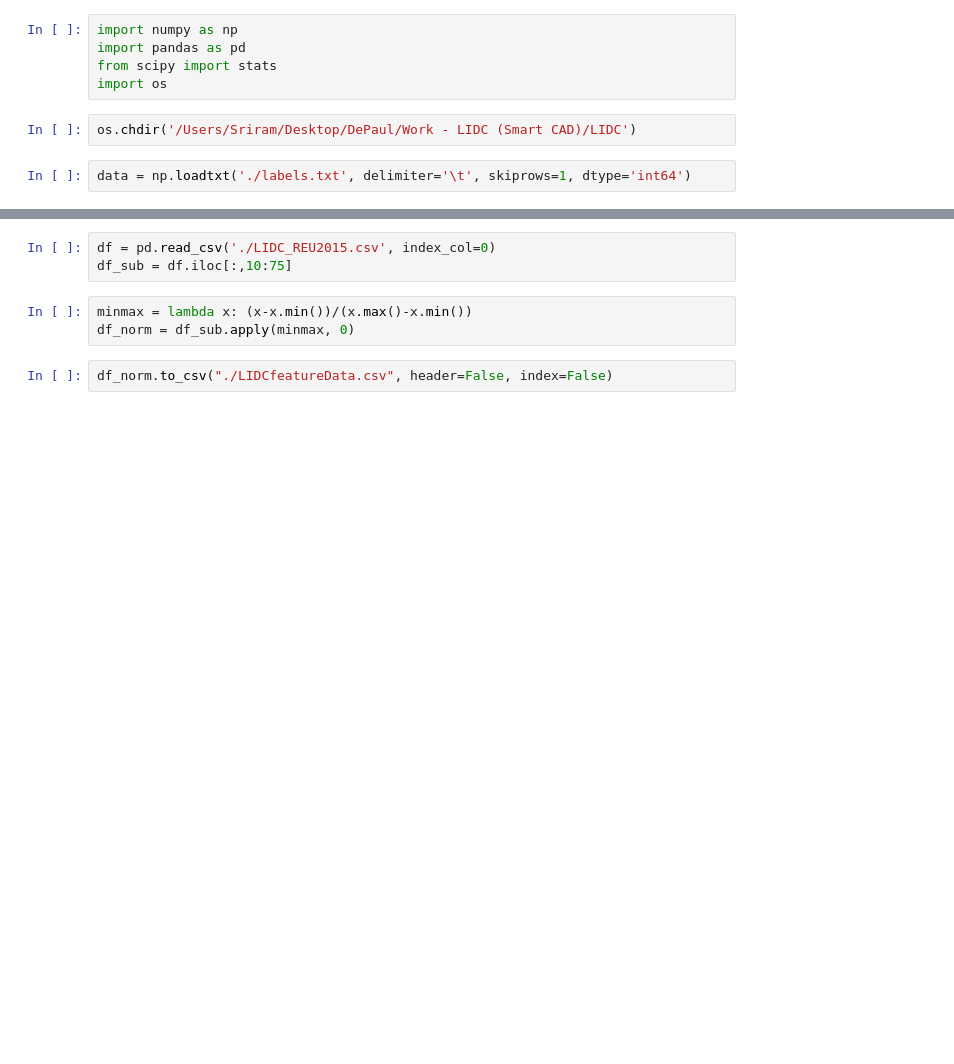
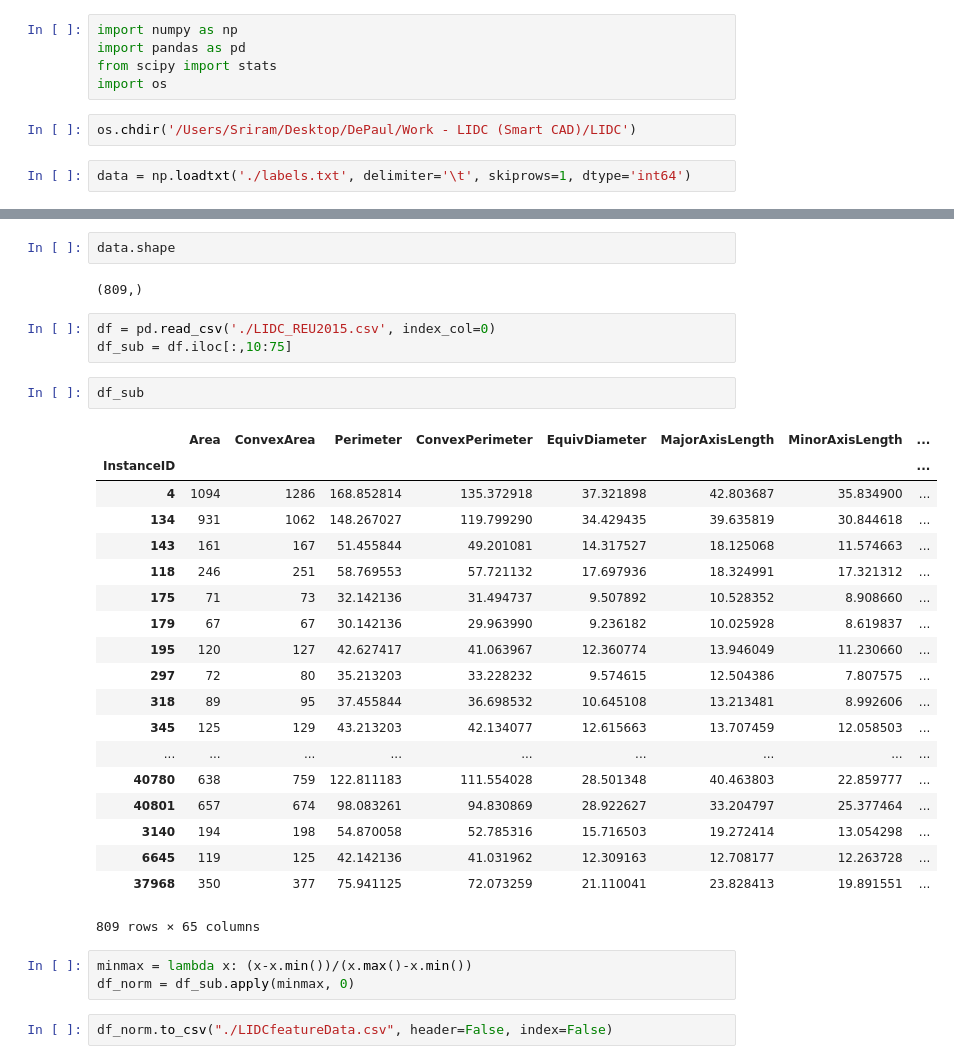
Before and after one commit to ysriram1/LIDC, a Jupyter notebook: LIDC.ipynb, the cells around one changed output, grey strips where cells are left out. Drawn from its saved outputs; the diff is of its cells as text; blank space fills up the shorter version.

```diff
--- a/LIDC.ipynb
+++ b/LIDC.ipynb
@@ -16,6 +18,32 @@ for i in range(data.shape[0]):
+# %%
+data.shape
+# %% [output]
+(809,)
 # %%
 df = pd.read_csv('./LIDC_REU2015.csv', index_col=0)
 df_sub = df.iloc[:,10:75]
+# %%
+df_sub
+# %% [output]
+|  | Area | ConvexArea | Perimeter | ConvexPerimeter | EquivDiameter | MajorAxisLength | MinorAxisLength | ... |
+| InstanceID |  |  |  |  |  |  |  | ... |
+| 4 | 1094 | 1286 | 168.852814 | 135.372918 | 37.321898 | 42.803687 | 35.834900 | ... |
+| 134 | 931 | 1062 | 148.267027 | 119.799290 | 34.429435 | 39.635819 | 30.844618 | ... |
+| 143 | 161 | 167 | 51.455844 | 49.201081 | 14.317527 | 18.125068 | 11.574663 | ... |
+| 118 | 246 | 251 | 58.769553 | 57.721132 | 17.697936 | 18.324991 | 17.321312 | ... |
+| 175 | 71 | 73 | 32.142136 | 31.494737 | 9.507892 | 10.528352 | 8.908660 | ... |
+| 179 | 67 | 67 | 30.142136 | 29.963990 | 9.236182 | 10.025928 | 8.619837 | ... |
+| 195 | 120 | 127 | 42.627417 | 41.063967 | 12.360774 | 13.946049 | 11.230660 | ... |
+| 297 | 72 | 80 | 35.213203 | 33.228232 | 9.574615 | 12.504386 | 7.807575 | ... |
+| 318 | 89 | 95 | 37.455844 | 36.698532 | 10.645108 | 13.213481 | 8.992606 | ... |
+| 345 | 125 | 129 | 43.213203 | 42.134077 | 12.615663 | 13.707459 | 12.058503 | ... |
+| ... | ... | ... | ... | ... | ... | ... | ... | ... |
+| 40780 | 638 | 759 | 122.811183 | 111.554028 | 28.501348 | 40.463803 | 22.859777 | ... |
+| 40801 | 657 | 674 | 98.083261 | 94.830869 | 28.922627 | 33.204797 | 25.377464 | ... |
+| 3140 | 194 | 198 | 54.870058 | 52.785316 | 15.716503 | 19.272414 | 13.054298 | ... |
+| 6645 | 119 | 125 | 42.142136 | 41.031962 | 12.309163 | 12.708177 | 12.263728 | ... |
+| 37968 | 350 | 377 | 75.941125 | 72.073259 | 21.110041 | 23.828413 | 19.891551 | ... |
+809 rows × 65 columns
 # %%
 minmax = lambda x: (x-x.min())/(x.max()-x.min())
 df_norm = df_sub.apply(minmax, 0)
```
Also changed, not shown: parts of 1 cell of this notebook, 1 other file.
